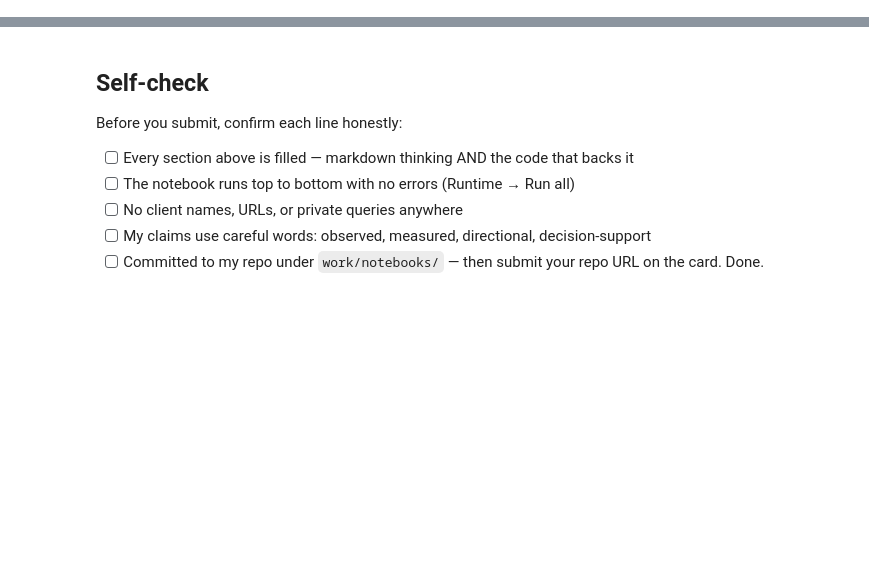
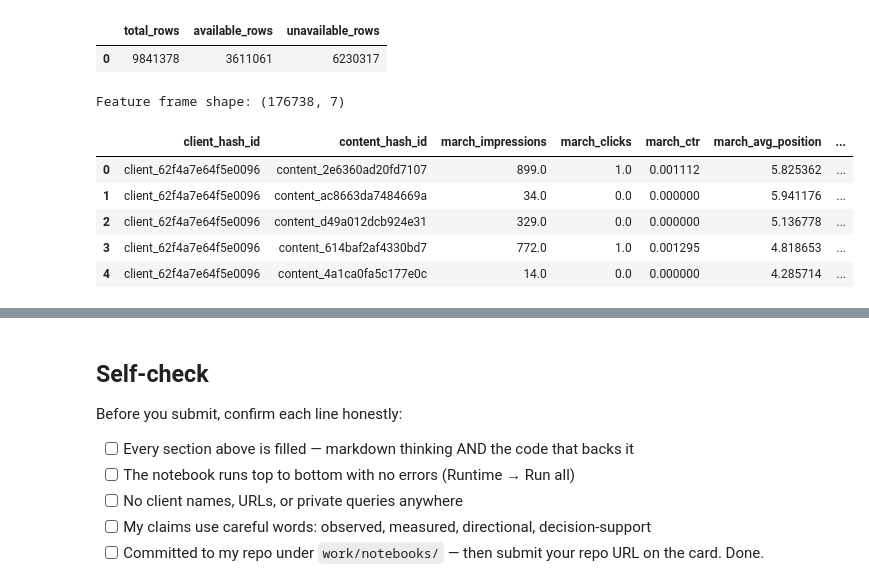
Before and after one commit to ivanjameslo/flyrank-ml-internship, a Jupyter notebook: work/notebooks/w03_data_contract.ipynb, the cells around one changed output, grey strips where cells are left out. Saved outputs shown, nothing was run; the diff lists cells and outputs as text; code cells hidden in the pictures; blank space fills up the shorter version.

```diff
--- a/work/notebooks/w03_data_contract.ipynb
+++ b/work/notebooks/w03_data_contract.ipynb
@@ -36,0 +192,75 @@ This skeleton is yours to fill. Work the sections **in order** — each one has
+# %%
+# Query 3: Check GSC data availability
+availability_query = """
+SELECT
+    COUNT(*) AS total_rows,
+
+    COUNT(*) FILTER (
+        WHERE gsc_data_available IS TRUE
+    ) AS available_rows,
+
+    COUNT(*) FILTER (
+        WHERE gsc_data_available IS NOT TRUE
+    ) AS unavailable_rows
+
+FROM read_parquet(?)
+"""
+
+availability_result = con.execute(availability_query, [parquet_file]).df()
+display(availability_result)
+# %% [output]
+|  | total_rows | available_rows | unavailable_rows |
+| 0 | 9841378 | 3611061 | 6230317 |
+# %%
+
+# Build our five-feature frame from March 2026
+
+feature_query = """
+SELECT
+    client_hash_id,
+    content_hash_id,
+
+    -- Feature 1: Total March search impressions
+    SUM(gsc_impressions) AS march_impressions,
+
+    -- Feature 2: Total March search clicks
+    SUM(gsc_clicks) AS march_clicks,
+
+    -- Feature 3: Monthly click-through rate
+    SUM(gsc_clicks) * 1.0
+        / NULLIF(SUM(gsc_impressions), 0) AS march_ctr,
+
+    -- Feature 4: Impression-weighted average position
+    SUM(gsc_sum_position) * 1.0
+        / NULLIF(SUM(gsc_impressions), 0) AS march_avg_position,
+
+    -- Feature 5: Number of days with GSC data
+    COUNT(DISTINCT report_date) AS gsc_days_available
+
+FROM read_parquet(?)
+
+WHERE gsc_data_available IS TRUE
+
+GROUP BY
+    client_hash_id,
+    content_hash_id
+"""
+
+# Run the SQL query
+feature_frame = con.execute(
+    feature_query,
+    [parquet_file]
+).df()
+
+# Display the result
+print("Feature frame shape:", feature_frame.shape)
+
+display(feature_frame.head(5))
+# %% [output]
+Feature frame shape: (176738, 7)
+|  | client_hash_id | content_hash_id | march_impressions | march_clicks | march_ctr | march_avg_position | ... |
+| 0 | client_62f4a7e64f5e0096 | content_2e6360ad20fd7107 | 899.0 | 1.0 | 0.001112 | 5.825362 | ... |
+| 1 | client_62f4a7e64f5e0096 | content_ac8663da7484669a | 34.0 | 0.0 | 0.000000 | 5.941176 | ... |
+| 2 | client_62f4a7e64f5e0096 | content_d49a012dcb924e31 | 329.0 | 0.0 | 0.000000 | 5.136778 | ... |
+| 3 | client_62f4a7e64f5e0096 | content_614baf2af4330bd7 | 772.0 | 1.0 | 0.001295 | 4.818653 | ... |
+| 4 | client_62f4a7e64f5e0096 | content_4a1ca0fa5c177e0c | 14.0 | 0.0 | 0.000000 | 4.285714 | ... |
```
Also changed, not shown: parts of 31 cells of this notebook.
